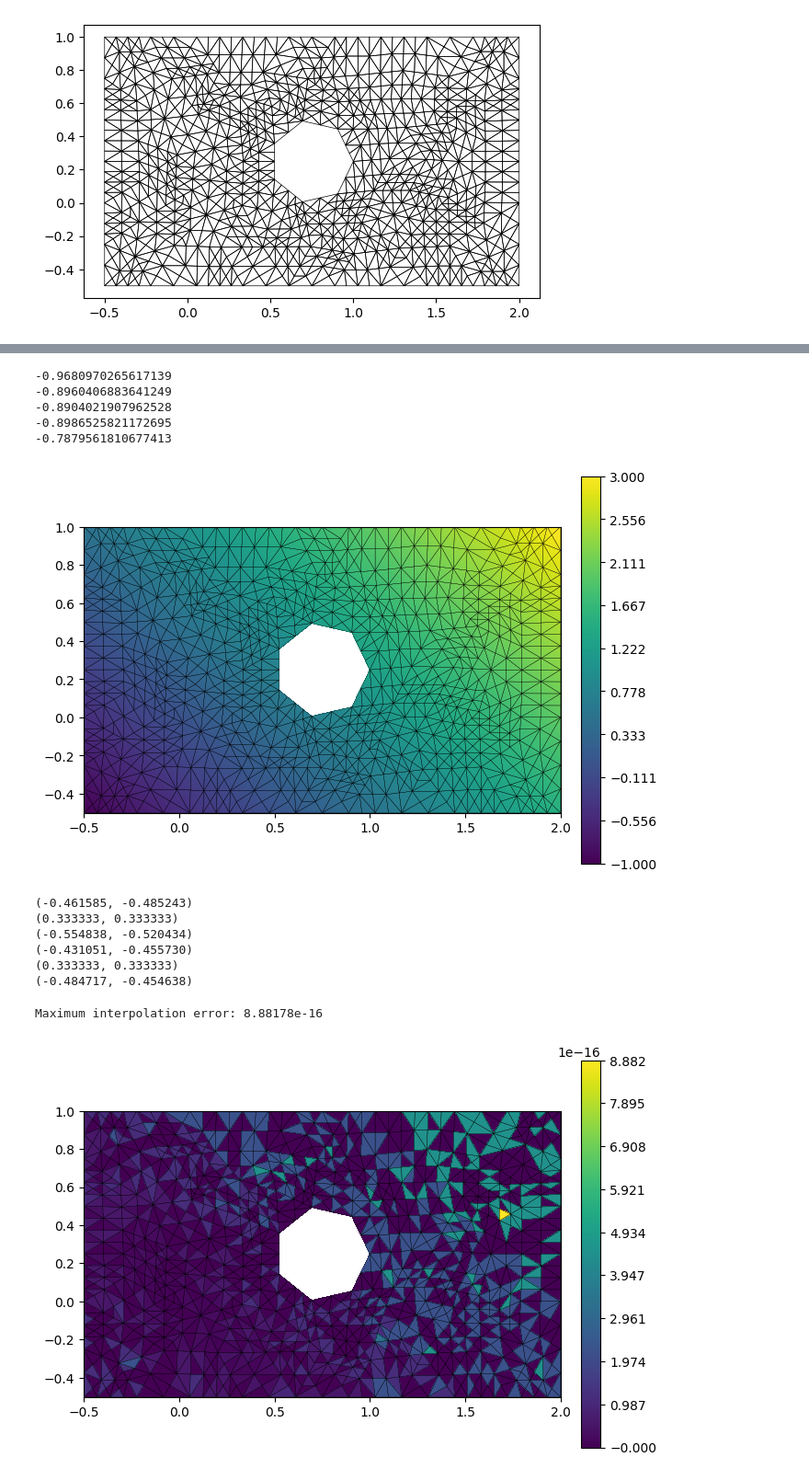
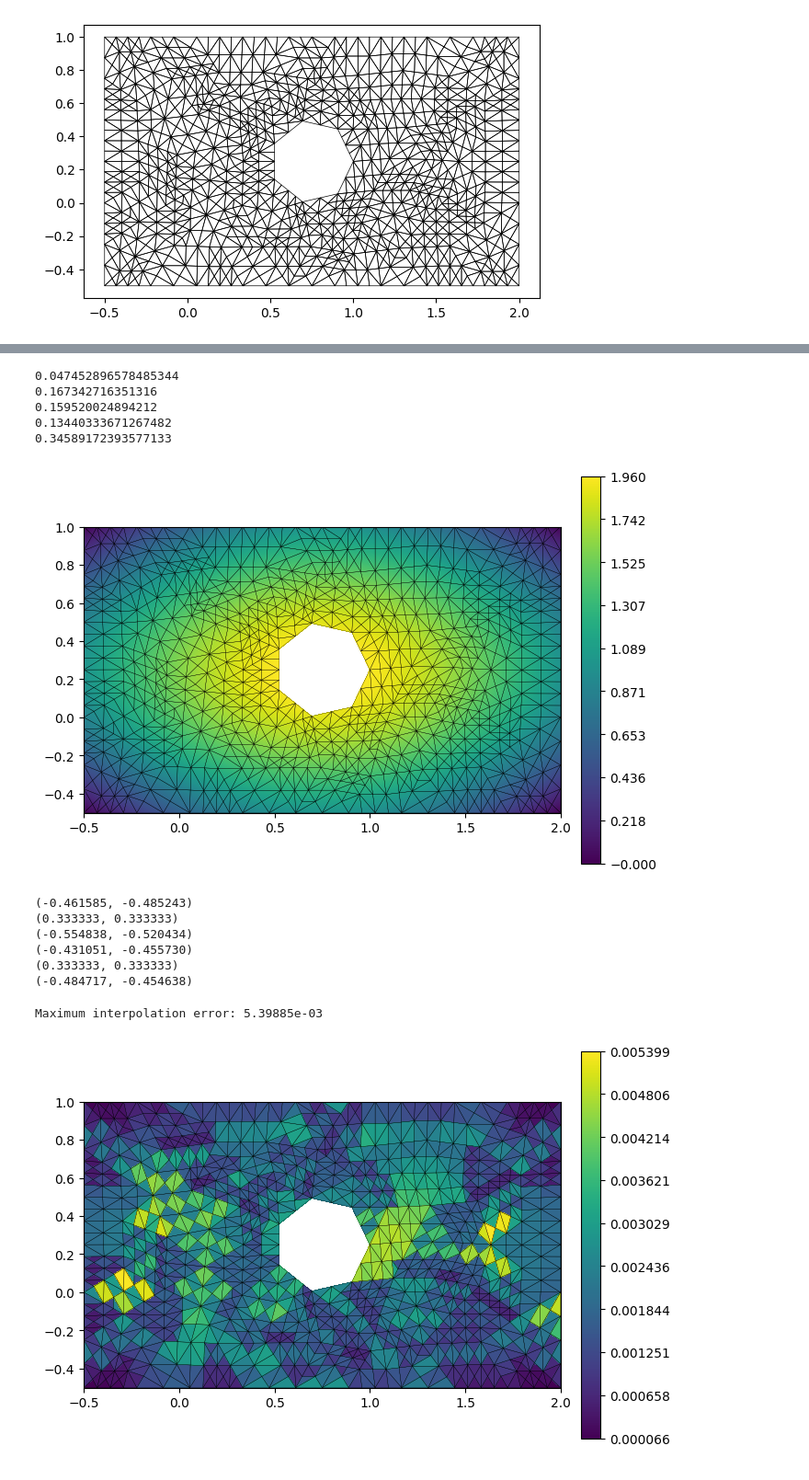
Before and after one commit to CHMN-LU/NUMN33_Project1, a Jupyter notebook: Project1.ipynb, the cells around one changed output, grey strips where cells are left out. Shown at 92% size. Saved outputs shown, nothing was run; the diff lists cells and outputs as text; code cells hidden in the pictures.

Commit message:
Running tasks 12-14 with non-linear function for proper error analysis

```diff
--- a/Project1.ipynb
+++ b/Project1.ipynb
@@ -164,10 +176,13 @@ class LinearInterpolator():
 @gridFunction(holeGridView, name='x', order=1)
 def xplusy(x):
     return np.sum(x)
+@gridFunction(holeGridView, name='Sine', order=1)
+def sin(x):
+    return np.sin(np.pi*(x[0]+0.5)/2.5) + np.sin(np.pi*(x[1]+0.5)/1.5)
 
 # Get the mapper and DoF vector using some function
 # In this case, testing with a linear function
-mapper, data = linearInterpolation(xplusy, holeGridView)
+mapper, data = linearInterpolation(sin, holeGridView)
 
 # Define the callable class as a grid function using this mapper and data
 uh = gridFunction(holeGridView, name='Interpolation of x', order=1)(LinearInterpolator(mapper, data, holeGridView))
@@ -183,12 +198,12 @@ for i, e in enumerate(uh.gridView.elements):
 #xplusy.plot()
 uh.plot()
 # %% [output]
--0.9680970265617139
--0.8960406883641249
--0.8904021907962528
--0.8986525821172695
--0.7879561810677413
+0.047452896578485344
+0.167342716351316
+0.159520024894212
+0.13440333671267482
+0.34589172393577133
-[figure, old version]
+[figure, new version]
 # %%
 for i, e in enumerate(holeGridView.elements):
     print(e.geometry.center)
@@ -209,33 +224,33 @@ for i, e in enumerate(holeGridView.elements):
 # %%
 # Task 13
 # Compute the maximum interpolation error by comparing uh at the center
 # of each element to the value of u there.
 # Write a grid function which computes the error for an element
 class InterpolationError():
     def __init__(self, u, uh):
         self.u = u
         self.uh = uh
     def __call__(self, element, x):
         # The actual grid function
         # For element, get center w_E and compute |u(w_E)-uh(w_E)|
         # Note that u expects global coordinates and uh works with local
         # coordinates inside each reference element
         global_center = element.geometry.center # Global coordinate
         local_center = FieldVector([1./3, 1./3]) # Center of the reference element
         err = np.abs(self.u(global_center)-self.uh(element, local_center))
         return err
 # Define the u
-u = xplusy # vec X -> x+y
+u = sin #xplusy # vec X -> x+y
 # Create the grid function using the wrapper class to store u and uh
 interp_error = gridFunction(holeGridView, name='Error', order=1)(InterpolationError(u, uh))
 
 # Compute the maximal error value using the function
 maxErr = np.max([interp_error(e, 0) for e in interp_error.gridView.elements])
 print(f"Maximum interpolation error: {maxErr:.5e}")
 interp_error.plot()
 # %% [output]
-Maximum interpolation error: 8.88178e-16
+Maximum interpolation error: 5.39885e-03
-[figure, old version]
+[figure, new version]
 # %%
 # Task 14
 # Compare the maximal error at different refinement levels
```
Also changed, not shown: parts of 3 cells of this notebook.
